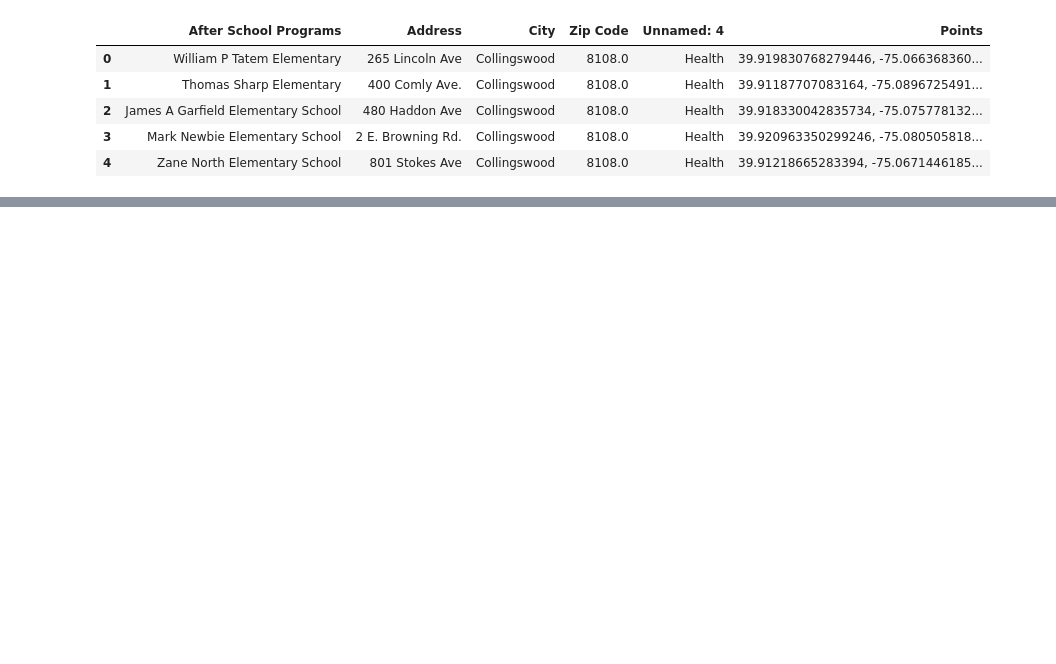
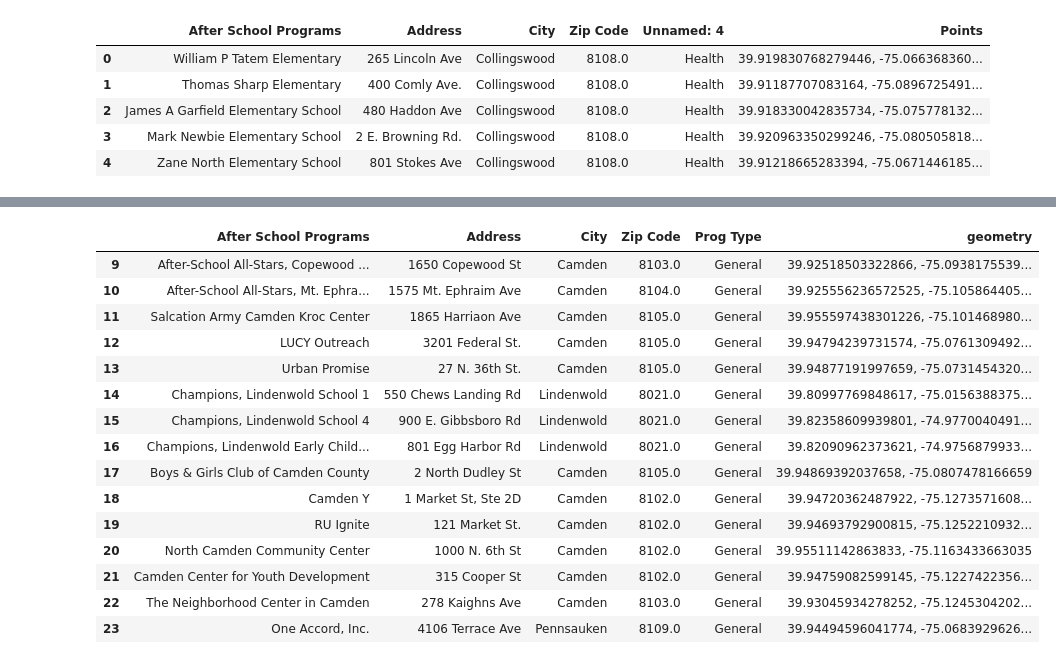
Before and after one commit to MhiyaJ/My-GIS-Stuff, a Jupyter notebook: After School Programs.ipynb, the cells around one changed output, grey strips where cells are left out. Cells and saved outputs as stored; diff of their text form; code cells hidden in the pictures; blank space fills up the shorter version.

```diff
--- a/After School Programs.ipynb
+++ b/After School Programs.ipynb
@@ -508,0 +511,21 @@ See the caveats in the documentation: https://pandas.pydata.org/pandas-docs/stab
+# %%
+PrgGen = PrgXls[PrgXls['Prog Type'].str.strip() == 'General']
+PrgGen = PrgGen.rename(columns={'Points': 'geometry'})
+PrgGen
+# %% [output]
+|  | After School Programs | Address | City | Zip Code | Prog Type | geometry |
+| 9 | After-School All-Stars, Copewood ... | 1650 Copewood St | Camden | 8103.0 | General | 39.92518503322866, -75.0938175539... |
+| 10 | After-School All-Stars, Mt. Ephra... | 1575 Mt. Ephraim Ave | Camden | 8104.0 | General | 39.925556236572525, -75.105864405... |
+| 11 | Salcation Army Camden Kroc Center | 1865 Harriaon Ave | Camden | 8105.0 | General | 39.955597438301226, -75.101468980... |
+| 12 | LUCY Outreach | 3201 Federal St. | Camden | 8105.0 | General | 39.94794239731574, -75.0761309492... |
+| 13 | Urban Promise | 27 N. 36th St. | Camden | 8105.0 | General | 39.94877191997659, -75.0731454320... |
+| 14 | Champions, Lindenwold School 1 | 550 Chews Landing Rd | Lindenwold | 8021.0 | General | 39.80997769848617, -75.0156388375... |
+| 15 | Champions, Lindenwold School 4 | 900 E. Gibbsboro Rd | Lindenwold | 8021.0 | General | 39.82358609939801, -74.9770040491... |
+| 16 | Champions, Lindenwold Early Child... | 801 Egg Harbor Rd | Lindenwold | 8021.0 | General | 39.82090962373621, -74.9756879933... |
+| 17 | Boys & Girls Club of Camden County | 2 North Dudley St | Camden | 8105.0 | General | 39.94869392037658, -75.0807478166659 |
+| 18 | Camden Y | 1 Market St, Ste 2D | Camden | 8102.0 | General | 39.94720362487922, -75.1273571608... |
+| 19 | RU Ignite | 121 Market St. | Camden | 8102.0 | General | 39.94693792900815, -75.1252210932... |
+| 20 | North Camden Community Center | 1000 N. 6th St | Camden | 8102.0 | General | 39.95511142863833, -75.1163433663035 |
+| 21 | Camden Center for Youth Development | 315 Cooper St | Camden | 8102.0 | General | 39.94759082599145, -75.1227422356... |
+| 22 | The Neighborhood Center in Camden | 278 Kaighns Ave | Camden | 8103.0 | General | 39.93045934278252, -75.1245304202... |
+| 23 | One Accord, Inc. | 4106 Terrace Ave | Pennsauken | 8109.0 | General | 39.94494596041774, -75.0683929626... |
```
Also changed, not shown: parts of 11 cells of this notebook.
